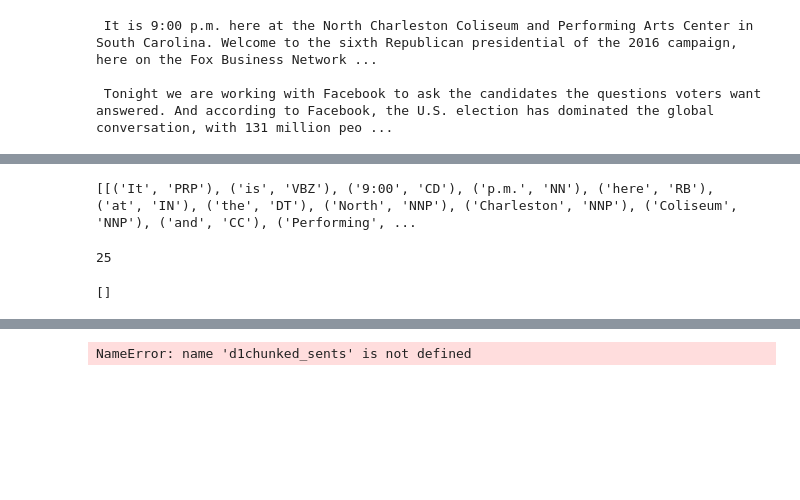
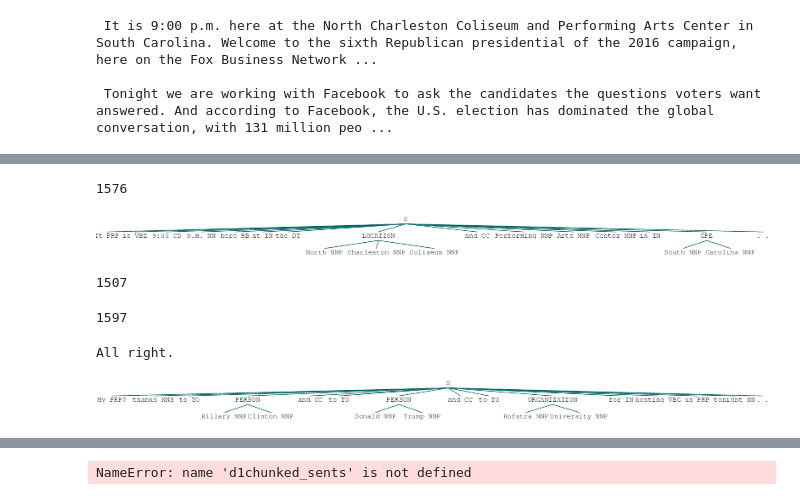
Before and after one commit to Data-Science-for-Linguists/2016-Debates-and-Referring-Expressions, a Jupyter notebook: NER_annotating.ipynb, the cells around one changed output, grey strips where cells are left out. Drawn from its saved outputs; the diff is of its cells as text; code cells hidden in the pictures; blank space fills up the shorter version.

```diff
--- a/NER_annotating.ipynb
+++ b/NER_annotating.ipynb
@@ -52,6 +52,8 @@ removed_labels = []
 for txt in transcripts:
     #Take care of all other speakers, labels
     txt = re.sub(r"([A-Z]+):", r"", txt)
+    #This is to fix the /n/n[applause] problem, when there is a new speaker after the applause
+    txt = re.sub(r"(]\n\n )", r"]. ", txt)
     removed_labels.append(txt)
 print(removed_labels[0][:500])
 # %% [output]
@@ -92,26 +173,23 @@ for transcript in sent_toks:
     for sent in transcript:
         transcript_pos.append(nltk.pos_tag(sent))
     sent_pos.append(transcript_pos)
-    transcript_ = []
-
-sent_pos[0][:5]
+    transcript_pos = []
-# %% [output]
-[[('It', 'PRP'), ('is', 'VBZ'), ('9:00', 'CD'), ('p.m.', 'NN'), ('here', 'RB'), ('at', 'IN'), ('the', 'DT'), ('North', 'NNP'), ('Charleston', 'NNP'), ('Coliseum', 'NNP'), ('and', 'CC'), ('Performing', ...
+# %%
+len(sent_pos[0])
+# %% [output]
+1576
 # %%
 #Named Entity Chunking
-sent_NER = []
 transcripts_NER = []
 for transcript in sent_pos:
-    for sent in sent_pos:
-        sent_NER.append(nltk.ne_chunk_sents(sent))
-    transcripts_NER.append(sent_NER)
-    sent_NER = []
+    transcripts_NER.append(nltk.ne_chunk_sents(transcript))
-# %%
-import pickle
-f = open('')
-# %% [output]
-25
 # %%
-list(transcripts_NER[0][0])
+first = list(transcripts_NER[0])
-# %% [output]
-[]
+# %%
+first[0]
+# %% [output]
+[figure, added]
+# %%
+len(first)
+# %% [output]
+1507
@@ -117,0 +201,10 @@ list(transcripts_NER[0][0])
+# %%
+len(dataframes[0])
+# %% [output]
+1597
+# %%
+print(dataframes[0].iloc[-3][-1])
+chunked_d1_list[-2]
+# %% [output]
+All right.
+[figure, added]
```
Also changed, not shown: parts of 9 cells of this notebook.
